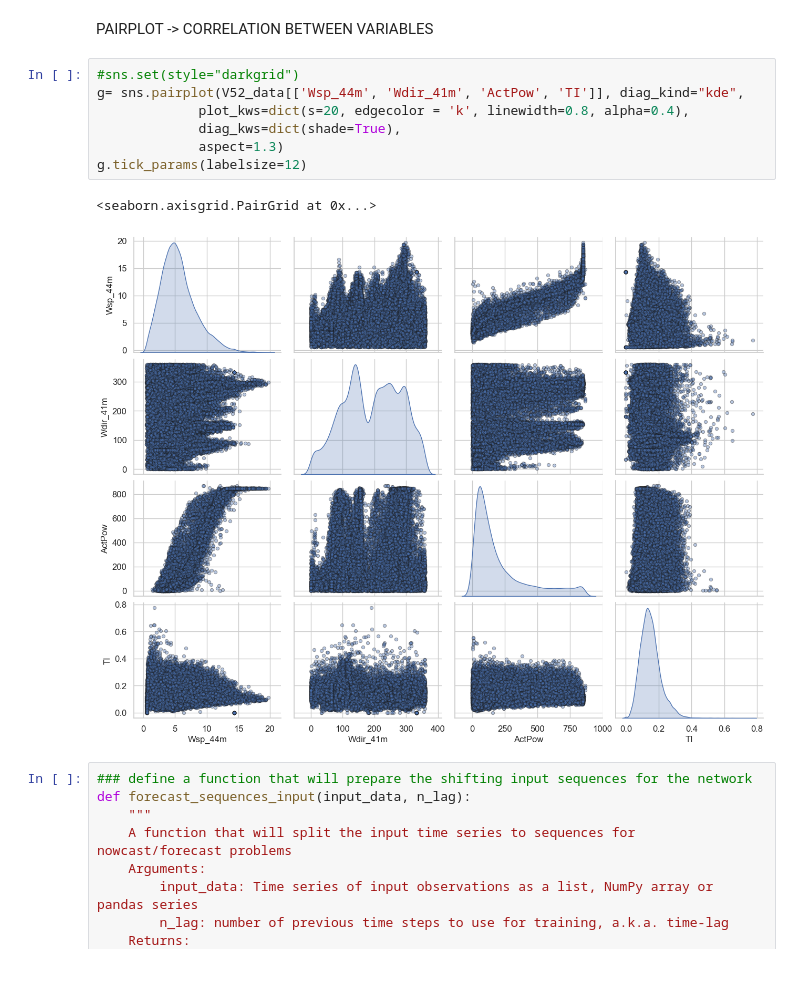
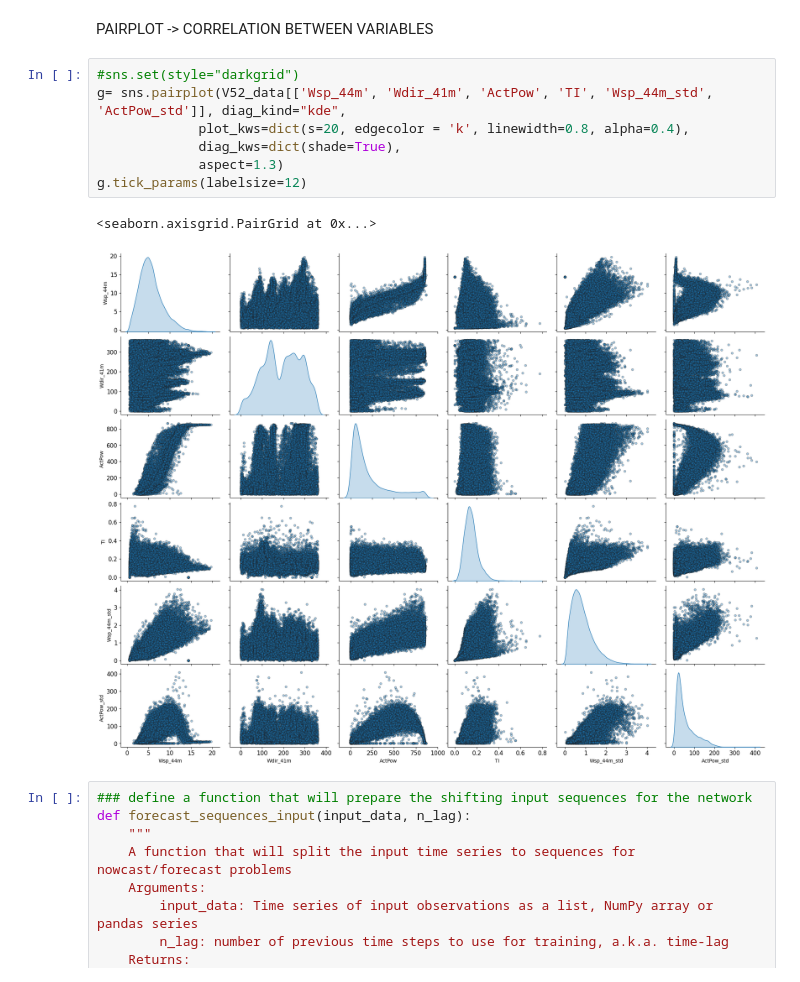
Before and after one commit to Brizzum/Final-project, a Jupyter notebook: Data_mangement.ipynb, the cells around one changed output. Cells and saved outputs as stored; diff of their text form.

```diff
--- a/Data_mangement.ipynb
+++ b/Data_mangement.ipynb
@@ -203,14 +203,14 @@ sns.jointplot(x=V52_data['Wdir_41m'], y=V52_data['ActPow'], cmap='Blues',
 PAIRPLOT -> CORRELATION BETWEEN VARIABLES
 # %%
 #sns.set(style="darkgrid")
-g= sns.pairplot(V52_data[['Wsp_44m', 'Wdir_41m', 'ActPow', 'TI']], diag_kind="kde",
+g= sns.pairplot(V52_data[['Wsp_44m', 'Wdir_41m', 'ActPow', 'TI', 'Wsp_44m_std', 'ActPow_std']], diag_kind="kde",
              plot_kws=dict(s=20, edgecolor = 'k', linewidth=0.8, alpha=0.4),
              diag_kws=dict(shade=True),
              aspect=1.3)
 g.tick_params(labelsize=12)
 # %% [output]
 <seaborn.axisgrid.PairGrid at 0x...>
-[figure, old version]
+[figure, new version]
 # %%
 ### define a function that will prepare the shifting input sequences for the network
 def forecast_sequences_input(input_data, n_lag):
```
Also changed, not shown: parts of 1 cell of this notebook, 6 other files.
